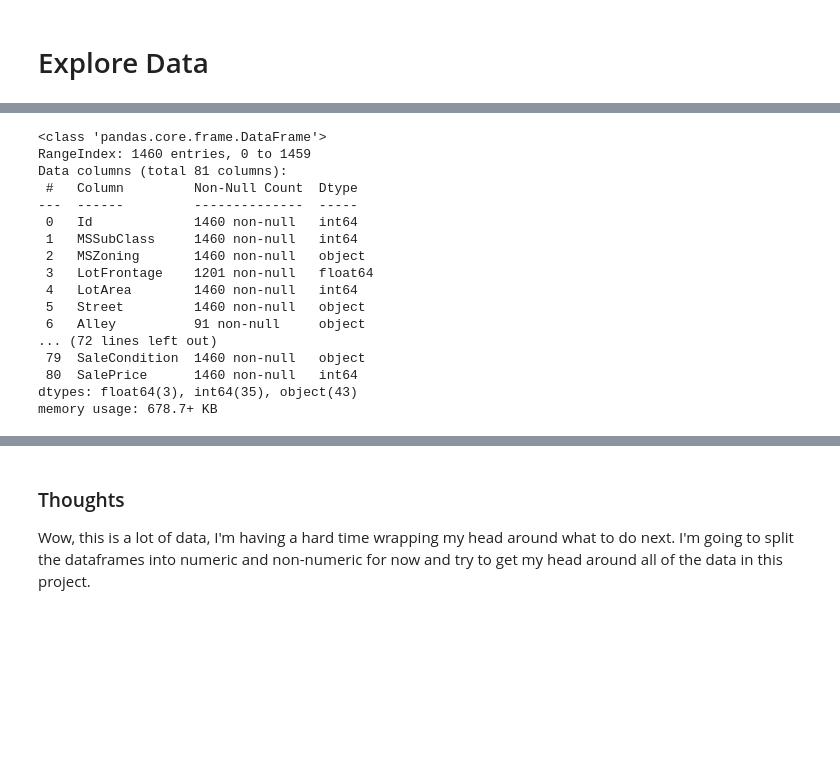
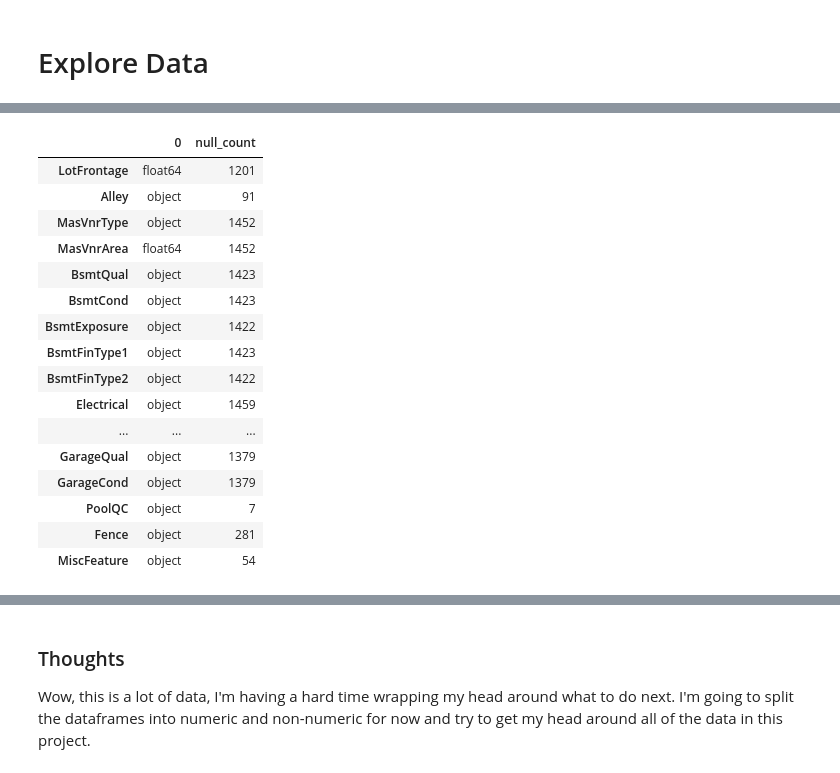
Before and after one commit to Codeman27Org/house_prices, a Jupyter notebook: house_prices.ipynb, the cells around one changed output, grey strips where cells are left out. Cells and saved outputs as stored; diff of their text form; code cells hidden in the pictures; blank space fills up the shorter version.

Commit message:
still figuring out the data

```diff
--- a/house_prices.ipynb
+++ b/house_prices.ipynb
@@ -540,6 +15,10 @@ import matplotlib.pyplot as plt
 import seaborn as sns
 import numpy as np
 # %%
+# I want to see all the columns
+pd.set_option('display.max_columns', None)
+pd.set_option('display.max_rows', None)
+
 df = pd.read_csv('./files/train.csv')
 df.head()
 # %% [output]
@@ -566,23 +43,26 @@ df.describe()
 # %%
-df.info()
+df_info = pd.DataFrame(df.dtypes)
+df_info['null_count'] = df.count()
+df_nulls = df_info[df_info['null_count'] < 1460]
+df_nulls
 # %% [output]
-<class 'pandas.core.frame.DataFrame'>
-RangeIndex: 1460 entries, 0 to 1459
-Data columns (total 81 columns):
- #   Column         Non-Null Count  Dtype
----  ------         --------------  -----
- 0   Id             1460 non-null   int64
- 1   MSSubClass     1460 non-null   int64
- 2   MSZoning       1460 non-null   object
- 3   LotFrontage    1201 non-null   float64
- 4   LotArea        1460 non-null   int64
- 5   Street         1460 non-null   object
- 6   Alley          91 non-null     object
-... (72 lines left out)
- 79  SaleCondition  1460 non-null   object
- 80  SalePrice      1460 non-null   int64
-dtypes: float64(3), int64(35), object(43)
-memory usage: 678.7+ KB
+|  | 0 | null_count |
+| LotFrontage | float64 | 1201 |
+| Alley | object | 91 |
+| MasVnrType | object | 1452 |
+| MasVnrArea | float64 | 1452 |
+| BsmtQual | object | 1423 |
+| BsmtCond | object | 1423 |
+| BsmtExposure | object | 1422 |
+| BsmtFinType1 | object | 1423 |
+| BsmtFinType2 | object | 1422 |
+| Electrical | object | 1459 |
+| ... | ... | ... |
+| GarageQual | object | 1379 |
+| GarageCond | object | 1379 |
+| PoolQC | object | 7 |
+| Fence | object | 281 |
+| MiscFeature | object | 54 |
 # %% [markdown]
 ### Evaluate columns
 These columns have a lot of null values:
```
Also changed, not shown: parts of 6 cells of this notebook, 1 other file.
